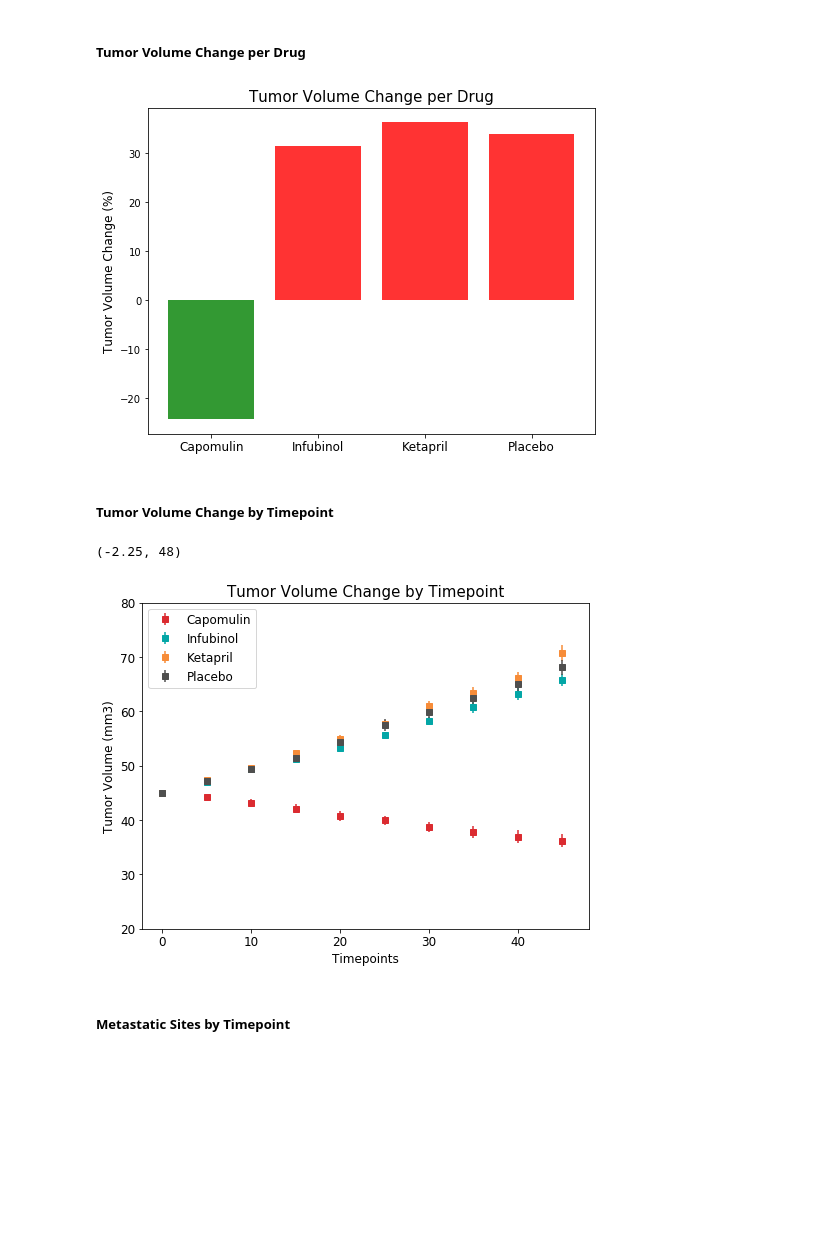
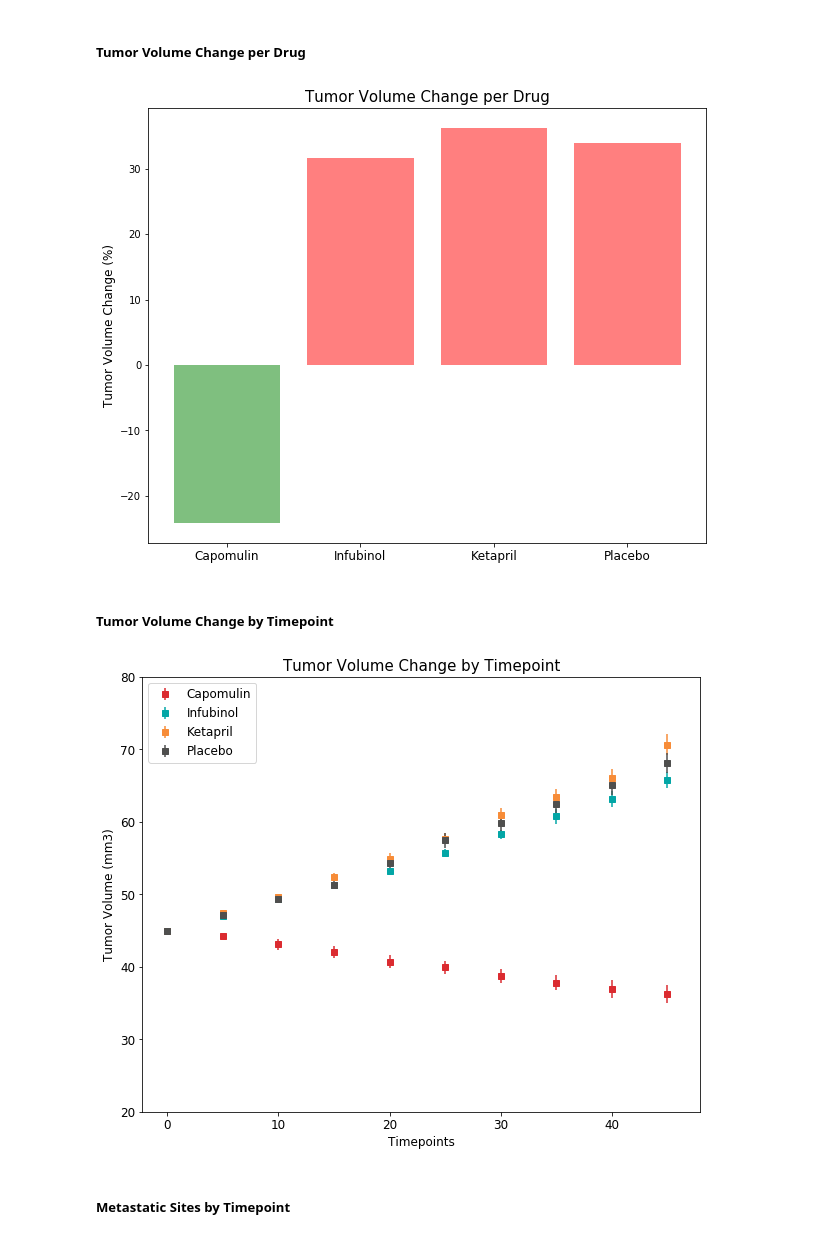
Before and after one commit to bman511/Pymaceuticals, a Jupyter notebook: pymaceuticals.ipynb, the cells around one changed output. Saved outputs shown, nothing was run; the diff lists cells and outputs as text; code cells hidden in the pictures; blank space fills up the shorter version.

```diff
--- a/pymaceuticals.ipynb
+++ b/pymaceuticals.ipynb
@@ -185,43 +185,45 @@ tumordf2
 | Placebo | 45.0 | 68.084082 | 33.9 |
 # %%
 #Make the charts a bit bigger using the rcParams attribute
+
 # Current size is 6x4
 fig_size = plt.rcParams["figure.figsize"]
 
 # Set figure width to 8 and height to 6
-fig_size[0] = 8
-fig_size[1] = 6
+fig_size[0] = 10
+fig_size[1] = 8
 plt.rcParams["figure.figsize"] = fig_size
 # %% [markdown]
 ##### Tumor Volume Change per Drug
 # %%
 #Plot bar graph of overall change in tumor size per drug
 
 #Number of x positions for chart
 y_pos = np.arange(len(study_drugs))
 
 #Values to plot
 plot_vals = tumordf2['Change']
 
 #Create colors based on value of change
 bar_colors = []
 
 for number in plot_vals:
     if number <= 0:
         bar_colors.append('g')
     else:
         bar_colors.append('r')
 
 #Create bar graph container
-plt.bar(y_pos, plot_vals, align='center', alpha=0.8,color=bar_colors)
+plt.bar(y_pos, plot_vals, align='center', alpha=0.5,color=bar_colors)
 
 #Formatting and labeling
 plt.xticks(y_pos, study_drugs)
 plt.ylabel('Tumor Volume Change (%)',fontsize=12)
 plt.title('Tumor Volume Change per Drug',fontsize=15)
 plt.tick_params(axis='x',labelsize=12)
+plt.savefig('Images/tumor_change.png',bbox_inches='tight')
 # %% [output]
-[figure, old version]
+[figure, new version]
 # %%
 #Define function that will take a dataframe column of interest, an x-axis list, and an array of drug names
 #A for loop will iterate through drug list and plot an errorbar scatter chart by selecting the drug from a dataframe
@@ -244,9 +246,9 @@ printChart('Tumor Volume (mm3)',timepoints,study_drugs)
 plt.title('Tumor Volume Change by Timepoint',fontsize=15)
 plt.ylim(20, 80)
 plt.xlim(right=48)
+plt.savefig('Images/tumor_volume.png',bbox_inches='tight')
 # %% [output]
-(-2.25, 48)
-[figure, old version]
+[figure, new version]
 # %% [markdown]
 ##### Metastatic Sites by Timepoint
 # %%
```
Also changed, not shown: parts of 3 cells of this notebook, 5 other files.
